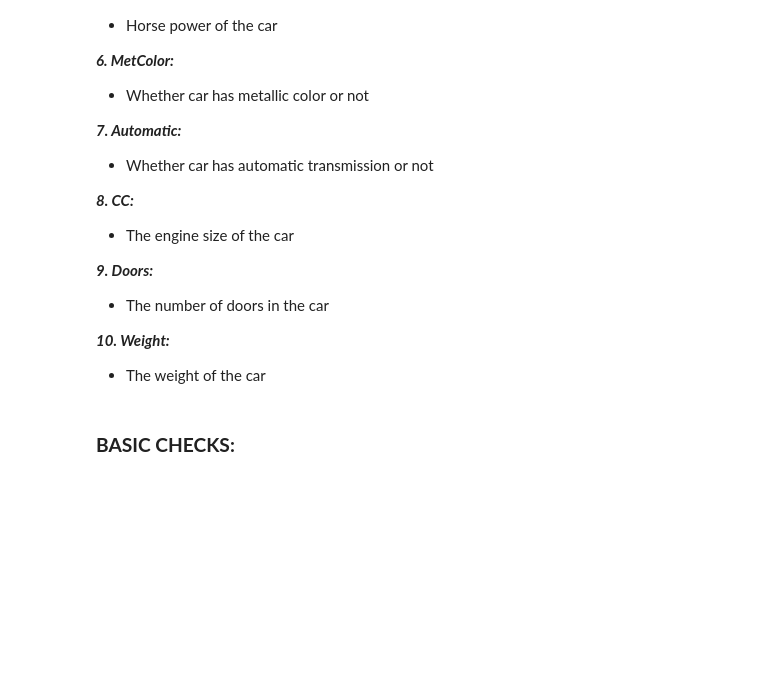
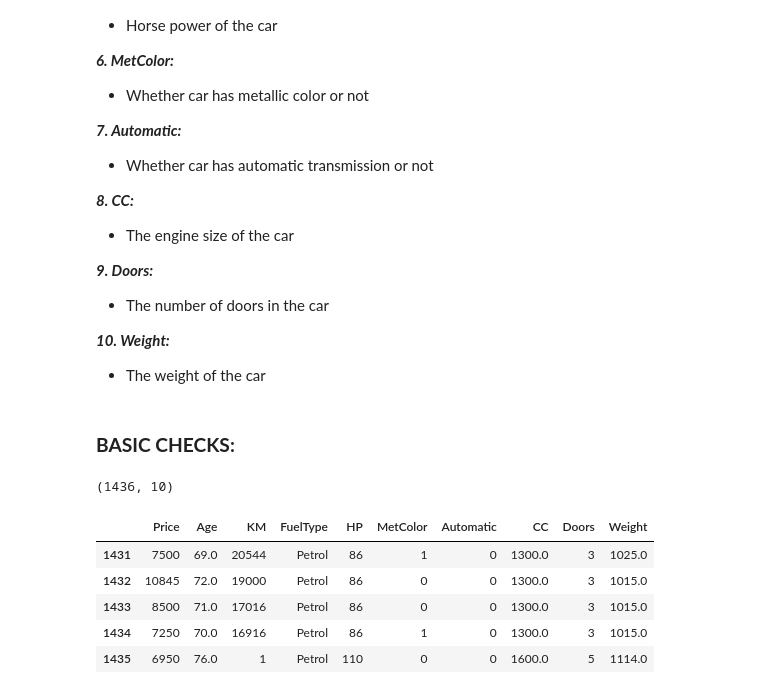
Before and after one commit to shanusaras/Deep_Learning_projects, a Jupyter notebook: Car_price_prediction/Car_price_prediction.ipynb, the cells around one changed output. Drawn from its saved outputs; the diff is of its cells as text; code cells hidden in the pictures; blank space fills up the shorter version.

```diff
--- a/Car_price_prediction/Car_price_prediction.ipynb
+++ b/Car_price_prediction/Car_price_prediction.ipynb
@@ -71,3 +71,20 @@ and the remaining nine independent features include:
   - The weight of the car
 # %% [markdown]
 ### **BASIC CHECKS:**
+# %%
+# checking the no of rows and columns
+
+data.shape
+# %% [output]
+(1436, 10)
+# %%
+# checking the last five rows
+
+data.tail()
+# %% [output]
+|  | Price | Age | KM | FuelType | HP | MetColor | Automatic | CC | Doors | Weight |
+| 1431 | 7500 | 69.0 | 20544 | Petrol | 86 | 1 | 0 | 1300.0 | 3 | 1025.0 |
+| 1432 | 10845 | 72.0 | 19000 | Petrol | 86 | 0 | 0 | 1300.0 | 3 | 1015.0 |
+| 1433 | 8500 | 71.0 | 17016 | Petrol | 86 | 0 | 0 | 1300.0 | 3 | 1015.0 |
+| 1434 | 7250 | 70.0 | 16916 | Petrol | 86 | 1 | 0 | 1300.0 | 3 | 1015.0 |
+| 1435 | 6950 | 76.0 | 1 | Petrol | 110 | 0 | 0 | 1600.0 | 5 | 1114.0 |
```
Also changed, not shown: parts of 13 cells of this notebook.
